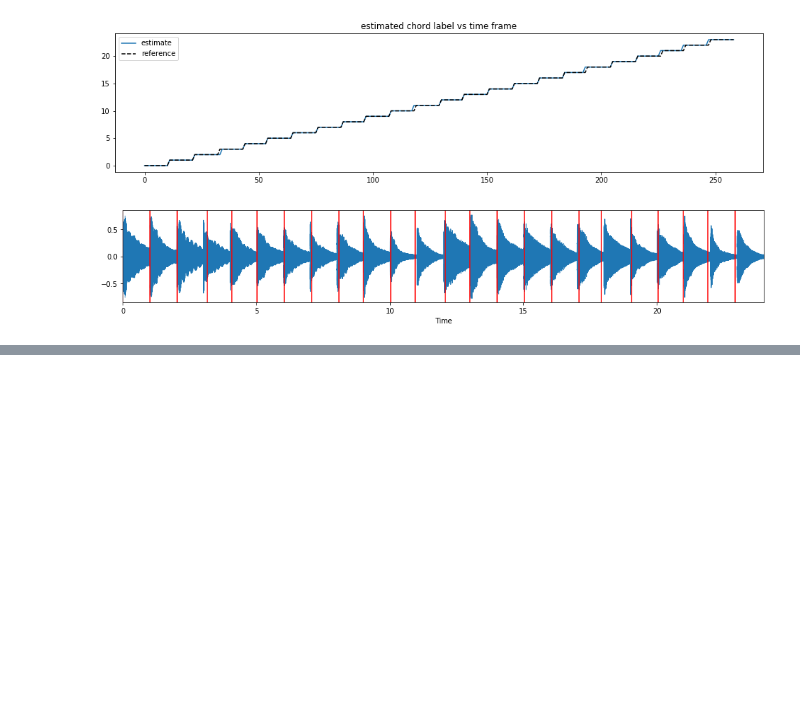
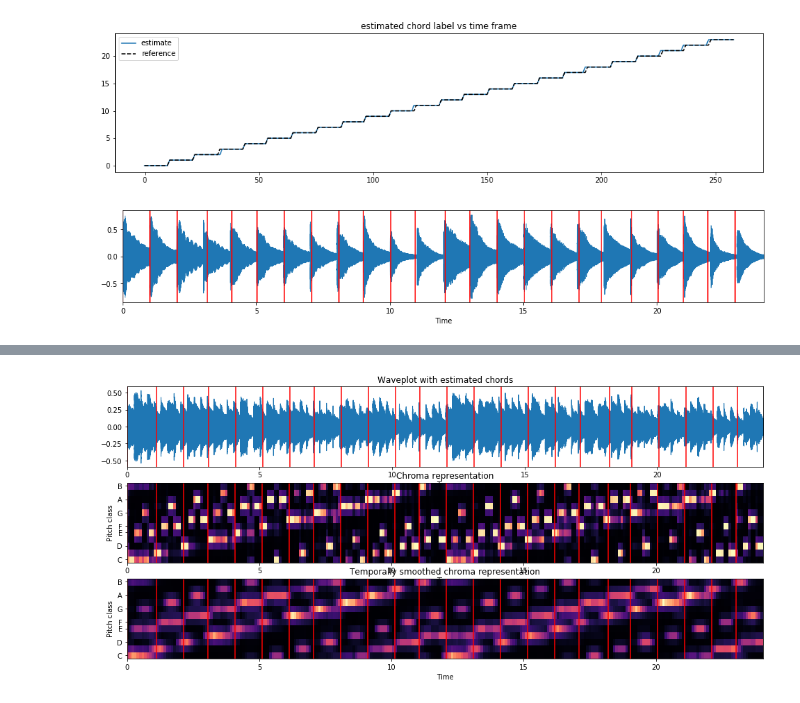
Before and after one commit to fmacca/template-chord-matching, a Jupyter notebook: Template_matching_tutorial.ipynb, the cells around one changed output, grey strips where cells are left out. Drawn from its saved outputs; the diff is of its cells as text; code cells hidden in the pictures; blank space fills up the shorter version.

```diff
--- a/Template_matching_tutorial.ipynb
+++ b/Template_matching_tutorial.ipynb
@@ -698,0 +796,21 @@ for t in time_chord(estimated,sr,hop_length,chords_labs)[0]:
+# %%
+plt.figure(figsize=(16.4, 2.4*3))
+plt.subplot(3,1,1)
+dspl.waveplot(music,sr)
+plt.title("Waveplot with estimated chords")
+for t in time_chord(estimated,sr,hop_length,chords_labs)[0]:
+    plt.axvline(x=t, ymin=0, ymax=1,c='r')
+
+plt.subplot(3,1,2)
+dspl.specshow(chroma, y_axis='chroma', x_axis='time',hop_length=hop_length)
+plt.title("Chroma representation")
+for t in time_chord(estimated,sr,hop_length,chords_labs)[0]:
+    plt.axvline(x=t, ymin=0, ymax=1,c='r')
+
+plt.subplot(3,1,3)
+dspl.specshow(chroma_smooth, y_axis='chroma', x_axis='time',hop_length=hop_length)
+plt.title("Temporally smoothed chroma representation")
+for t in time_chord(estimated,sr,hop_length,chords_labs)[0]:
+    plt.axvline(x=t, ymin=0, ymax=1,c='r')
+# %% [output]
+[figure, added]
```
Also changed, not shown: parts of 7 cells of this notebook, 3 other files.
